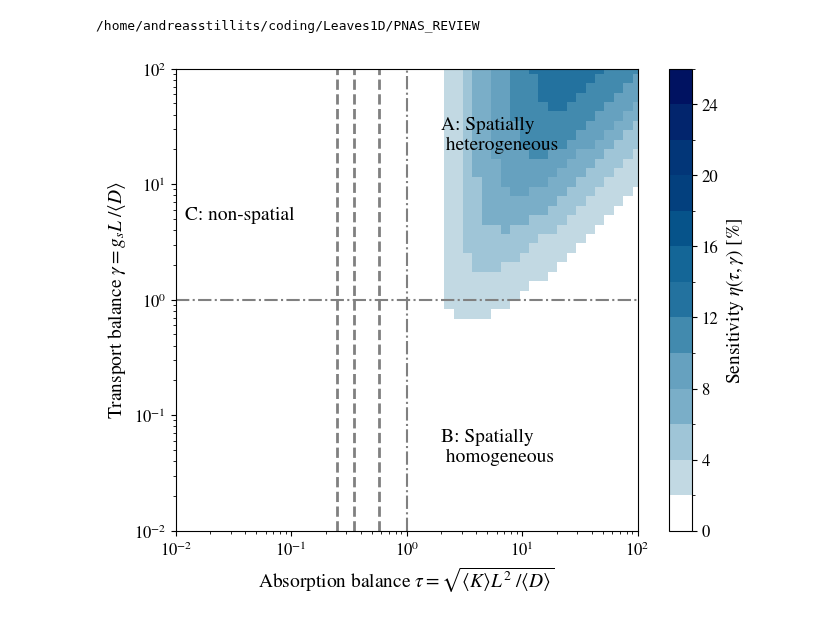
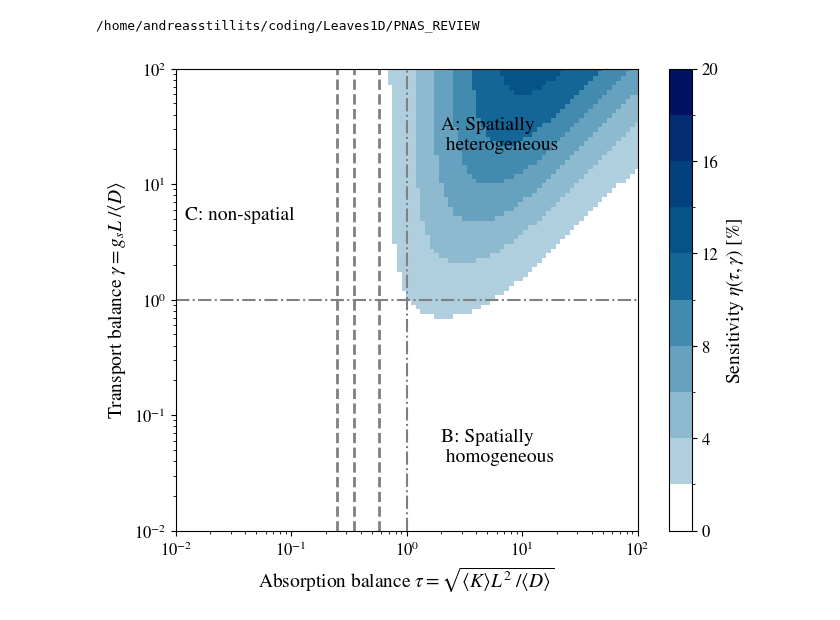
Before and after one commit to andreas-stillits/CarbonFixationModel1D, a Jupyter notebook: PNAS_REVIEW/notebooks/sensitivity.ipynb, the cells around one changed output. Drawn from its saved outputs; the diff is of its cells as text; code cells hidden in the pictures.

Commit message:
sensitivity scan over nonlinear space

```diff
--- a/PNAS_REVIEW/notebooks/sensitivity.ipynb
+++ b/PNAS_REVIEW/notebooks/sensitivity.ipynb
@@ -1,9 +1,9 @@
 # %%
 %cd /home/andreasstillits/coding/Leaves1D/PNAS_REVIEW
 
 from review.plotting.plotfunctions import plot_sensitivity_map
 
-plot_sensitivity_map("files/nonlinear_figure3C/sensitivities_mu4.00_.txt")
+plot_sensitivity_map("files/nonlinear_figure3C/sensitivities_mu0.00_.txt")
 # %% [output]
 /home/andreasstillits/coding/Leaves1D/PNAS_REVIEW
-[figure, old version]
+[figure, new version]
```
Also changed, not shown: 11 other files.
